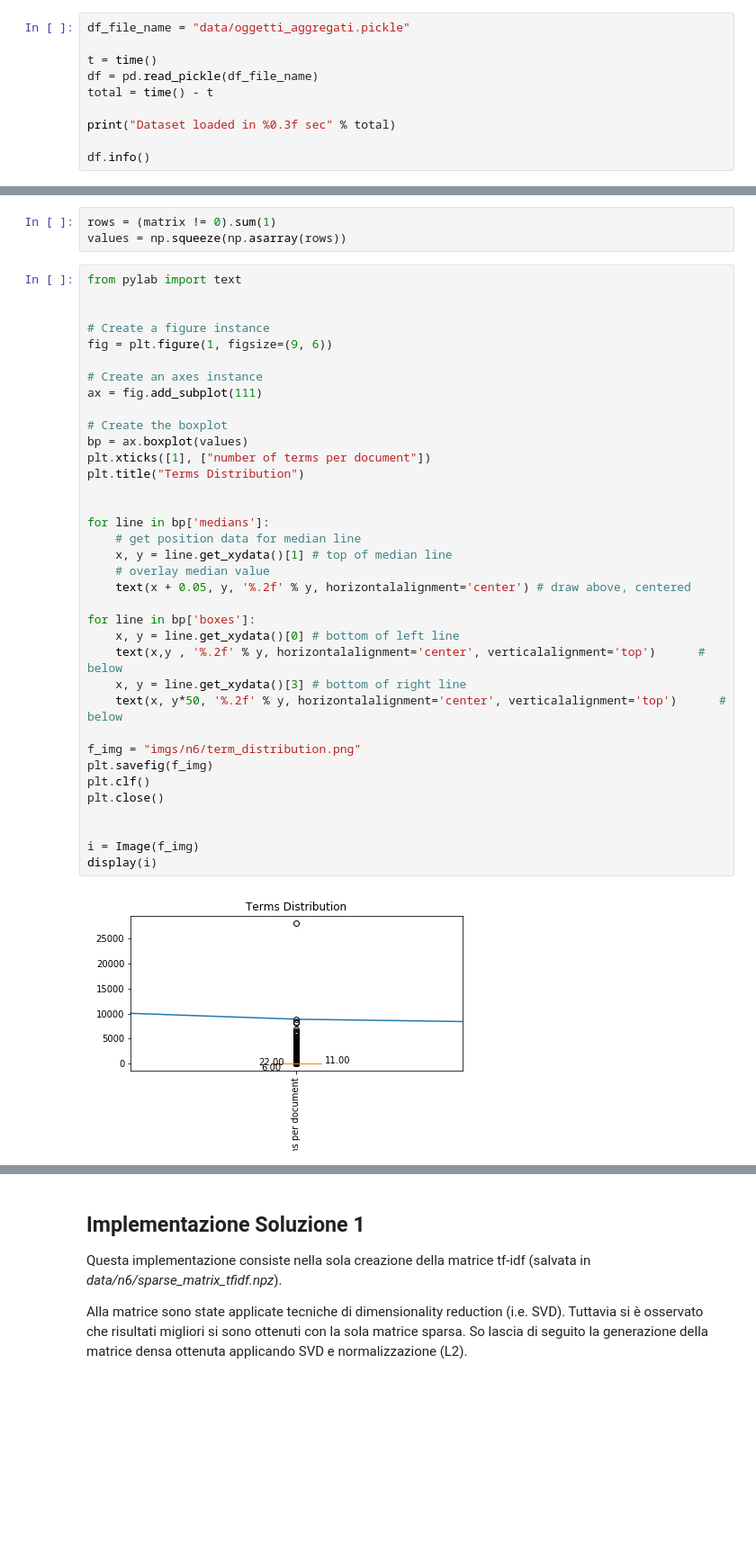
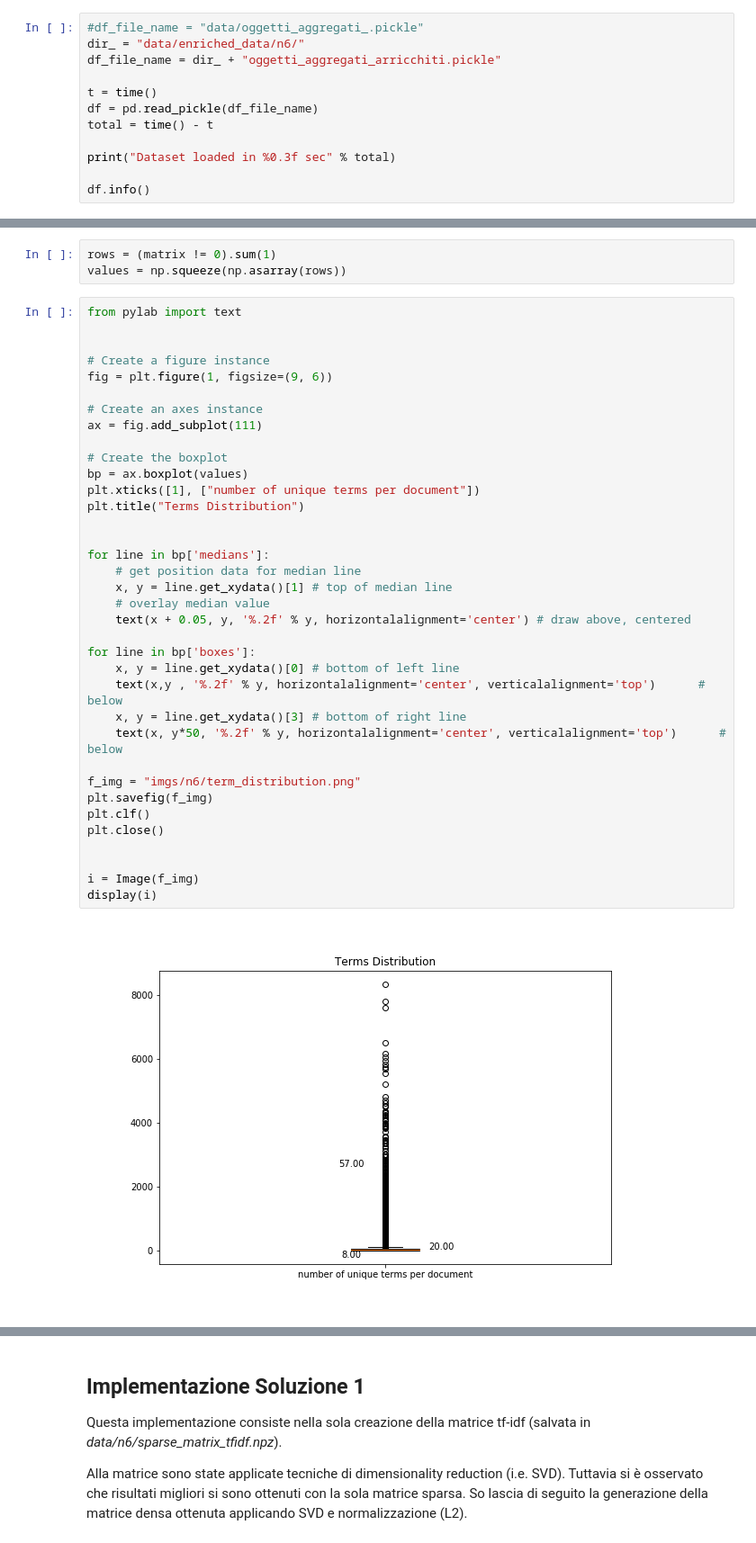
Before and after one commit to fabiana001/anacAnalysis, a Jupyter notebook: notebooks/6_Graph_layer_generation.ipynb, the cells around one changed output, grey strips where cells are left out. Shown at 90% size. Saved outputs shown, nothing was run; the diff lists cells and outputs as text; blank space fills up the shorter version.

Commit message:
added document frequency threshold

```diff
--- a/notebooks/6_Graph_layer_generation.ipynb
+++ b/notebooks/6_Graph_layer_generation.ipynb
@@ -176,5 +200,7 @@ from IPython.display import display
 # %%
-df_file_name = "data/oggetti_aggregati.pickle"
+#df_file_name = "data/oggetti_aggregati_.pickle"
+dir_ = "data/enriched_data/n6/"
+df_file_name = dir_ + "oggetti_aggregati_arricchiti.pickle"
 
 t = time()
 df = pd.read_pickle(df_file_name)
@@ -233,35 +277,35 @@ fig = plt.figure(1, figsize=(9, 6))
 
 # Create an axes instance
 ax = fig.add_subplot(111)
 
 # Create the boxplot
 bp = ax.boxplot(values)
-plt.xticks([1], ["number of terms per document"])
+plt.xticks([1], ["number of unique terms per document"])
 plt.title("Terms Distribution")
 
 
 for line in bp['medians']:
     # get position data for median line
     x, y = line.get_xydata()[1] # top of median line
     # overlay median value
     text(x + 0.05, y, '%.2f' % y, horizontalalignment='center') # draw above, centered
 
 for line in bp['boxes']:
     x, y = line.get_xydata()[0] # bottom of left line
     text(x,y , '%.2f' % y, horizontalalignment='center', verticalalignment='top')      # below
     x, y = line.get_xydata()[3] # bottom of right line
     text(x, y*50, '%.2f' % y, horizontalalignment='center', verticalalignment='top')      # below
 
 f_img = "imgs/n6/term_distribution.png"
 plt.savefig(f_img)
 plt.clf()
 plt.close()
 
 
 i = Image(f_img)
 display(i)
 # %% [output]
-[figure, old version]
+[figure, new version]
 # %%
 #seleziona tutti i documenti aventi una rappresentazione tfidf composta di soli zero
 states = matrix.getnnz(1)== 0
```
Also changed, not shown: parts of 41 cells of this notebook, 1 other file.
